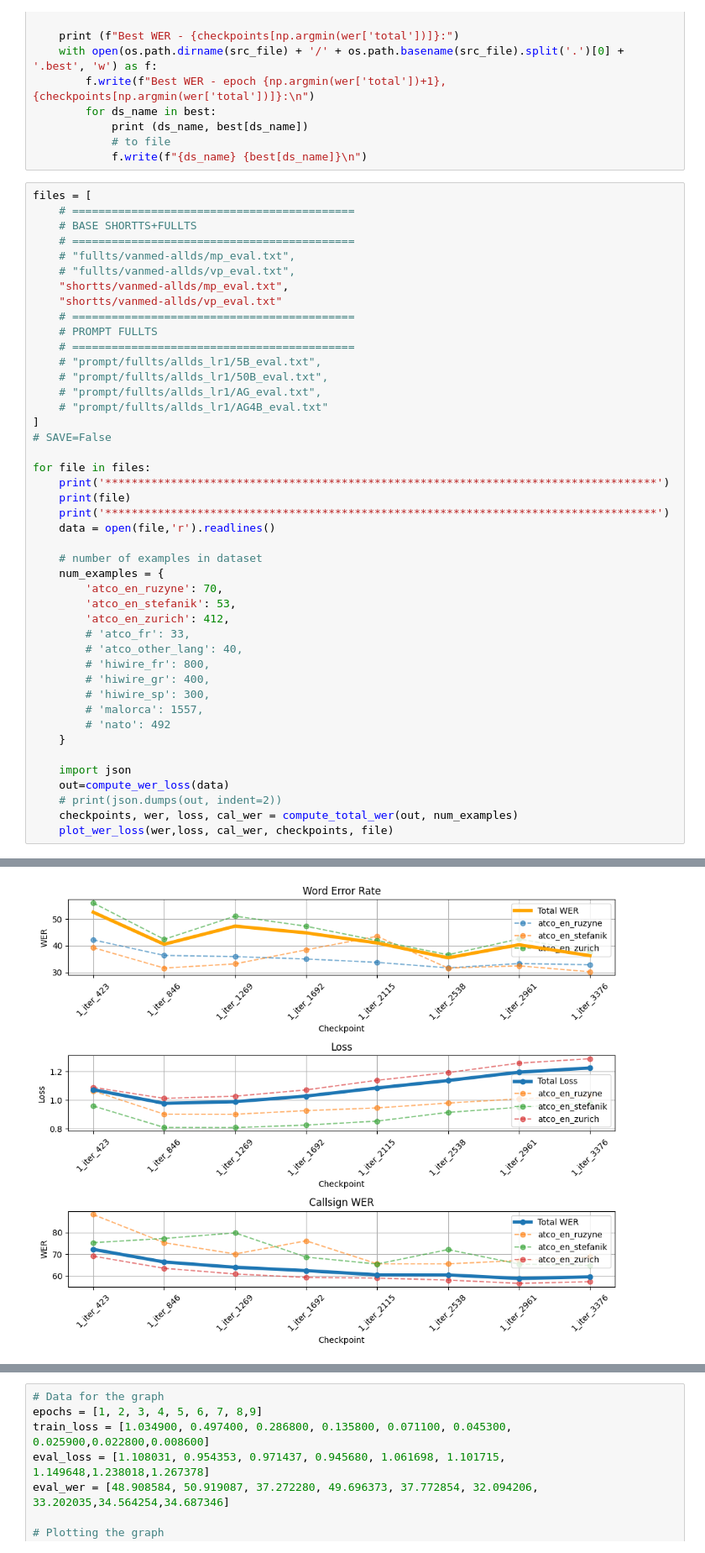
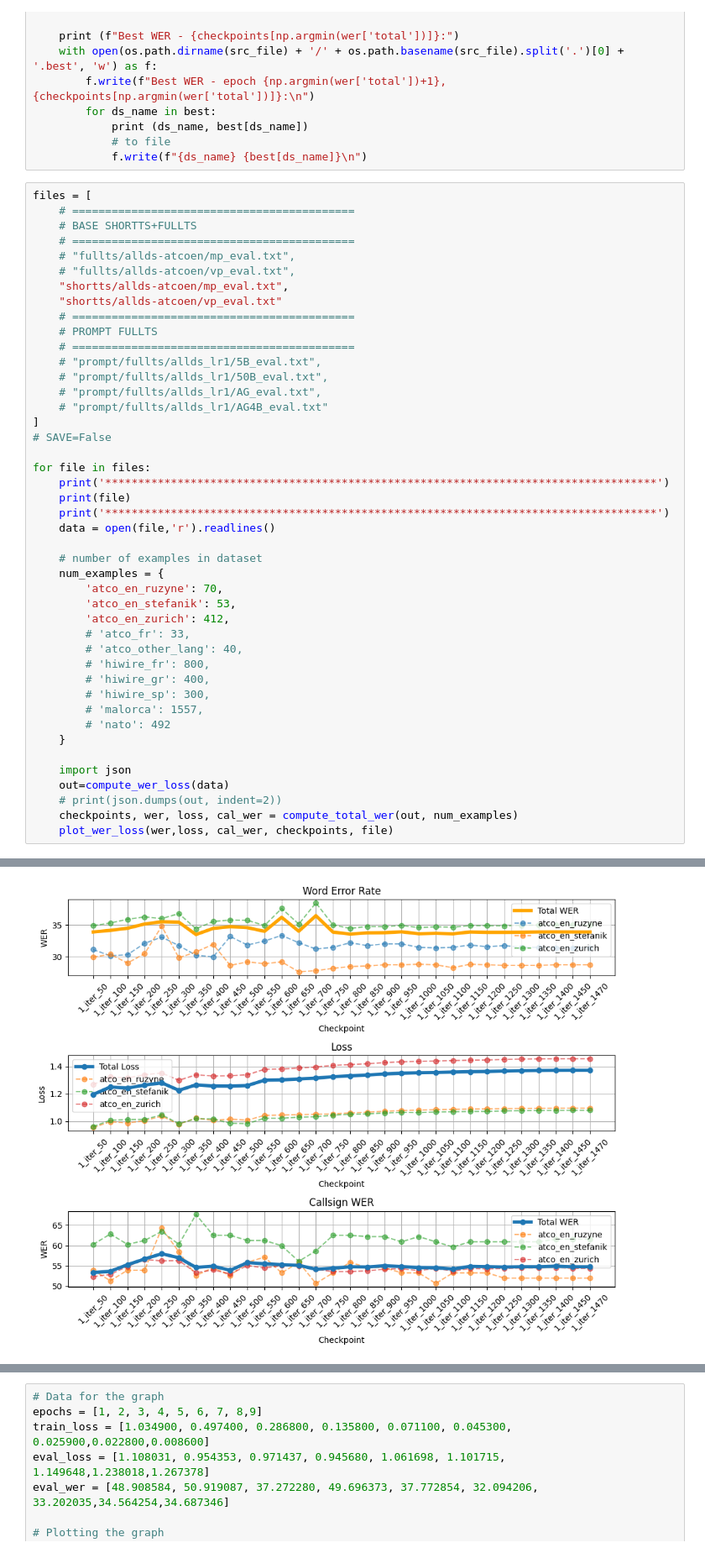
Before and after one commit to JohnyDevp/DP-Air-Traffic-Comm-Transcription, a Jupyter notebook: data/evaluation/RESULTS/base/out_eval_to_graps.ipynb, the cells around one changed output, grey strips where cells are left out. Shown: that part at 84% size. Drawn from its saved outputs; the diff is of its cells as text.

```diff
--- a/data/evaluation/RESULTS/base/out_eval_to_graps.ipynb
+++ b/data/evaluation/RESULTS/base/out_eval_to_graps.ipynb
@@ -132,10 +132,10 @@ files = [
     # ===========================================
     # BASE SHORTTS+FULLTS
     # ===========================================
-    # "fullts/vanmed-allds/mp_eval.txt",
-    # "fullts/vanmed-allds/vp_eval.txt",
-    "shortts/vanmed-allds/mp_eval.txt",
-    "shortts/vanmed-allds/vp_eval.txt"
+    # "fullts/allds-atcoen/mp_eval.txt",
+    # "fullts/allds-atcoen/vp_eval.txt",
+    "shortts/allds-atcoen/mp_eval.txt",
+    "shortts/allds-atcoen/vp_eval.txt"
     # ===========================================
     # PROMPT FULLTS
     # ===========================================
@@ -191 +191 @@ atco_en_zurich 35.29185867895545
-[figure, old version]
+[figure, new version]
```
Also changed, not shown: parts of 1 cell of this notebook, 16 other files.
